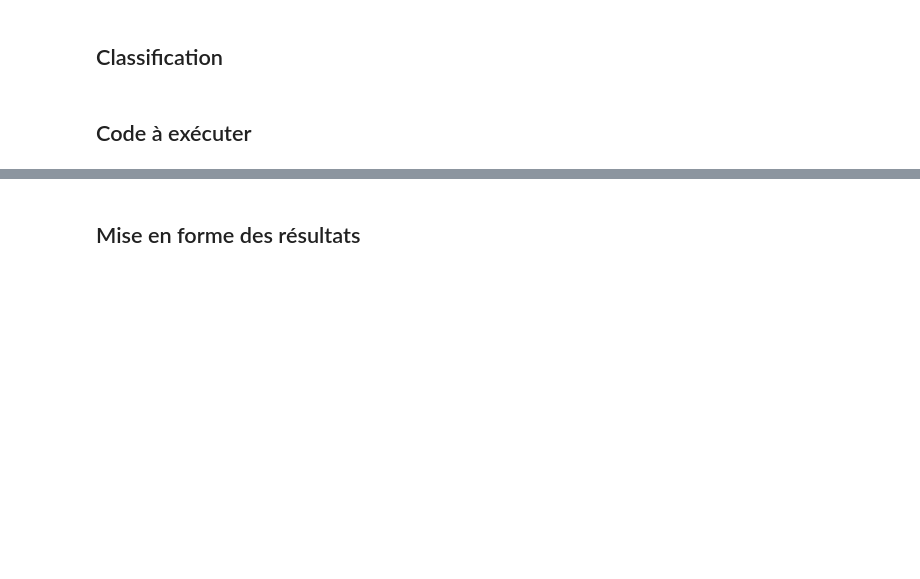
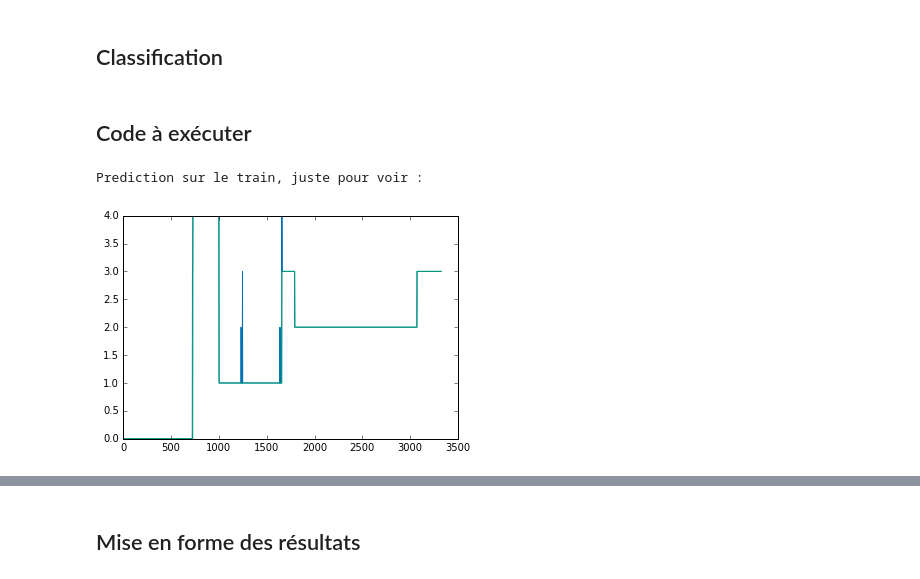
Before and after one commit to Vincent-Robert/Projet-SIGMA, a Jupyter notebook: Script court.ipynb, the cells around one changed output, grey strips where cells are left out. Drawn from its saved outputs; the diff is of its cells as text; code cells hidden in the pictures; blank space fills up the shorter version.

```diff
--- a/Script court.ipynb
+++ b/Script court.ipynb
@@ -238,13 +256,16 @@ liste_transitions = [6338, 13822, 18325, 19621, 22352, 25196,
 #[6387, 12431, 26944, 38936, 45825, 47501, 49249, 51276, 53365, ]
 # %%
 train_features, labels_idee = create_train(train_name, window_length, recouvrement, n, liste_labels, liste_transitions)
-#classifier1, classifier2, classifier3, pca, scaler = build_model(train_features, labels_idee)
-classifier, pca, scaler = build_model(train_features, labels_idee)
-#prediction_train = actually_predict(classifier1, classifier2, classifier3, train_features, pca, scaler)
-prediction_train = actually_predict(classifier, train_features, pca, scaler)
+classifier1, classifier2, classifier3, pca, scaler = build_model(train_features, labels_idee)
+#classifier, pca, scaler = build_model(train_features, labels_idee)
+prediction_train = actually_predict(classifier1, classifier2, classifier3, train_features, pca, scaler)
+#prediction_train = actually_predict(classifier, train_features, pca, scaler)
 print('Prediction sur le train, juste pour voir : ')
 plt.figure()
 plt.plot(np.rint(prediction_train))
 plt.plot(labels_idee)
 plt.show()
+# %% [output]
+Prediction sur le train, juste pour voir :
+[figure, added]
 # %%
```
Also changed, not shown: parts of 12 cells of this notebook, 7 other files.
